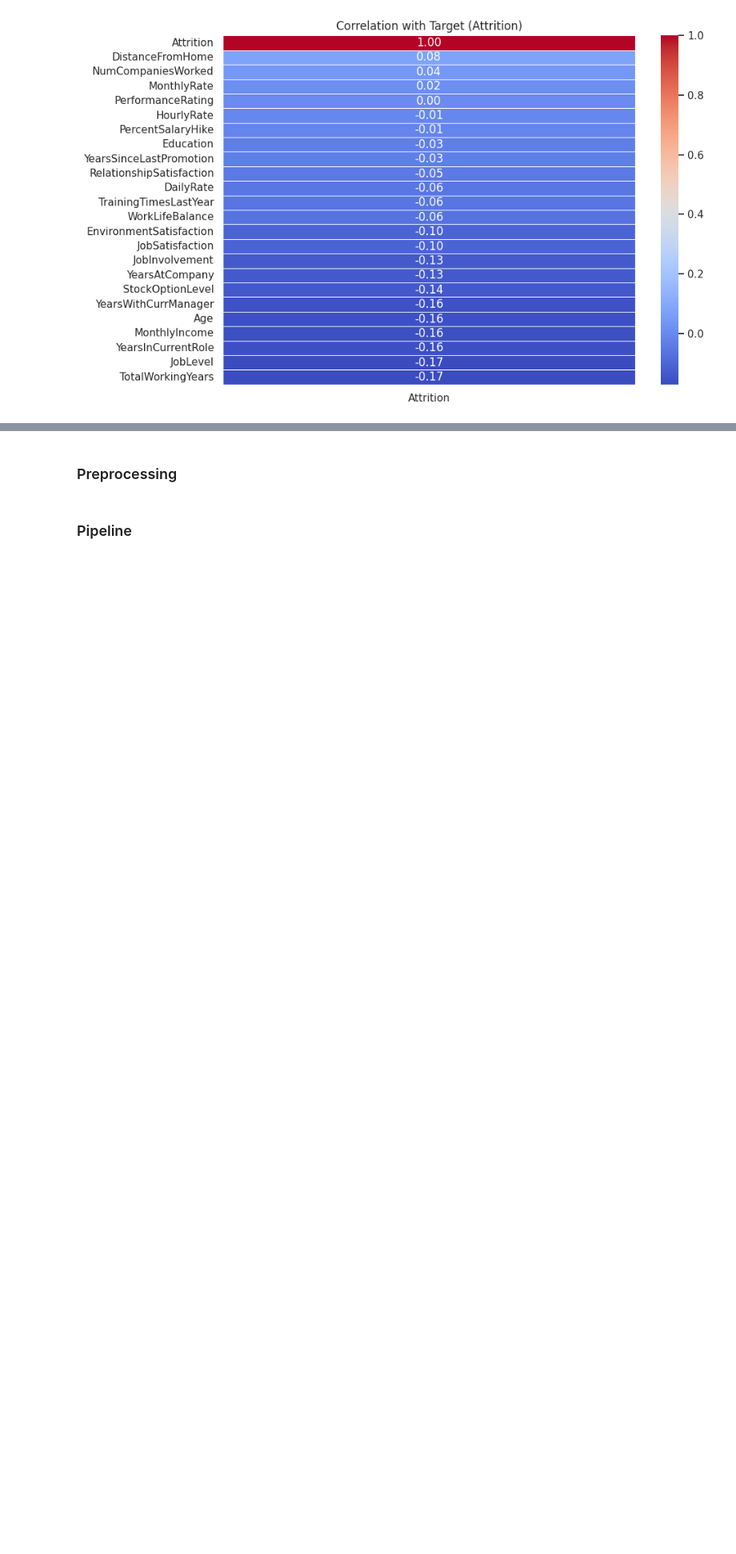
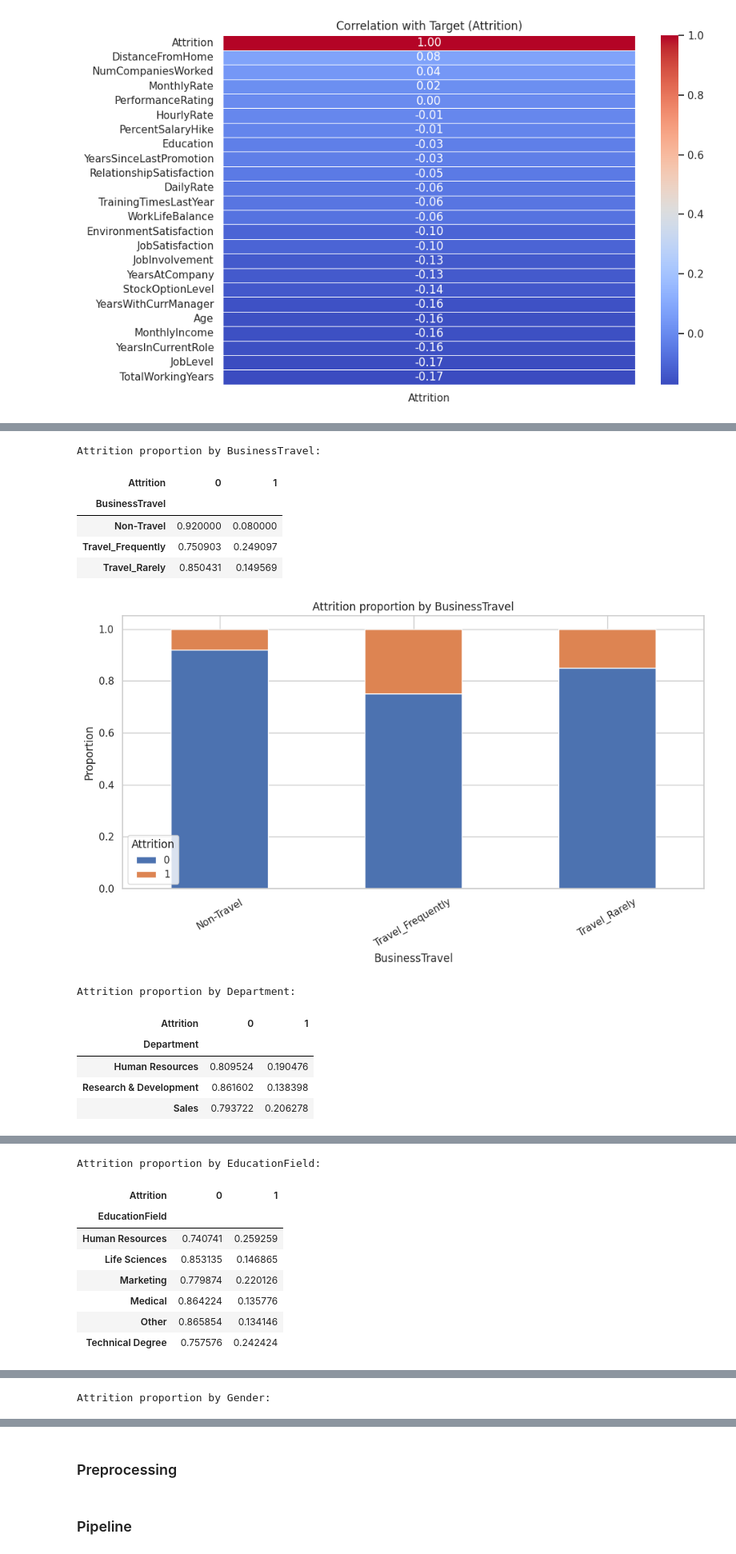
Before and after one commit to MDMinhazulIslamKhan/employee_attrition_ml, a Jupyter notebook: train.ipynb, the cells around one changed output, grey strips where cells are left out. Shown at 80% size. Saved outputs shown, nothing was run; the diff lists cells and outputs as text; code cells hidden in the pictures; blank space fills up the shorter version.

```diff
--- a/train.ipynb
+++ b/train.ipynb
@@ -151,13 +160,27 @@ df.drop(columns=['Over18'], inplace=True, errors='ignore')
 if "Over18" in categorical_cols:
     categorical_cols.remove("Over18")
 # %%
-# for c in categorical_cols:
-#     ct = pd.crosstab(df[c], df["Attrition"], normalize="index")
-#     print(f"\nAttrition proportion by {c}:")
-#     display(ct)
-#     ct.plot(kind="bar", stacked=True)
-#     plt.title(f"Attrition proportion by {c}")
-#     plt.ylabel("Proportion")
-#     plt.xticks(rotation=30)
-#     plt.tight_layout()
-#     plt.show()
+for c in categorical_cols:
+    ct = pd.crosstab(df[c], df["Attrition"], normalize="index")
+    print(f"\nAttrition proportion by {c}:")
+    display(ct)
+    ct.plot(kind="bar", stacked=True)
+    plt.title(f"Attrition proportion by {c}")
+    plt.ylabel("Proportion")
+    plt.xticks(rotation=30)
+    plt.tight_layout()
+    plt.show()
+# %% [output]
+Attrition proportion by BusinessTravel:
+| Attrition | 0 | 1 |
+| BusinessTravel |  |  |
+| Non-Travel | 0.920000 | 0.080000 |
+| Travel_Frequently | 0.750903 | 0.249097 |
+| Travel_Rarely | 0.850431 | 0.149569 |
+[figure, added]
+Attrition proportion by Department:
+| Attrition | 0 | 1 |
+| Department |  |  |
+| Human Resources | 0.809524 | 0.190476 |
+| Research & Development | 0.861602 | 0.138398 |
+| Sales | 0.793722 | 0.206278 |
@@ -163,0 +188,9 @@ if "Over18" in categorical_cols:
+Attrition proportion by EducationField:
+| Attrition | 0 | 1 |
+| EducationField |  |  |
+| Human Resources | 0.740741 | 0.259259 |
+| Life Sciences | 0.853135 | 0.146865 |
+| Marketing | 0.779874 | 0.220126 |
+| Medical | 0.864224 | 0.135776 |
+| Other | 0.865854 | 0.134146 |
+| Technical Degree | 0.757576 | 0.242424 |
@@ -163,0 +198 @@ if "Over18" in categorical_cols:
+Attrition proportion by Gender:
```
Also changed, not shown: parts of 2 cells of this notebook.
